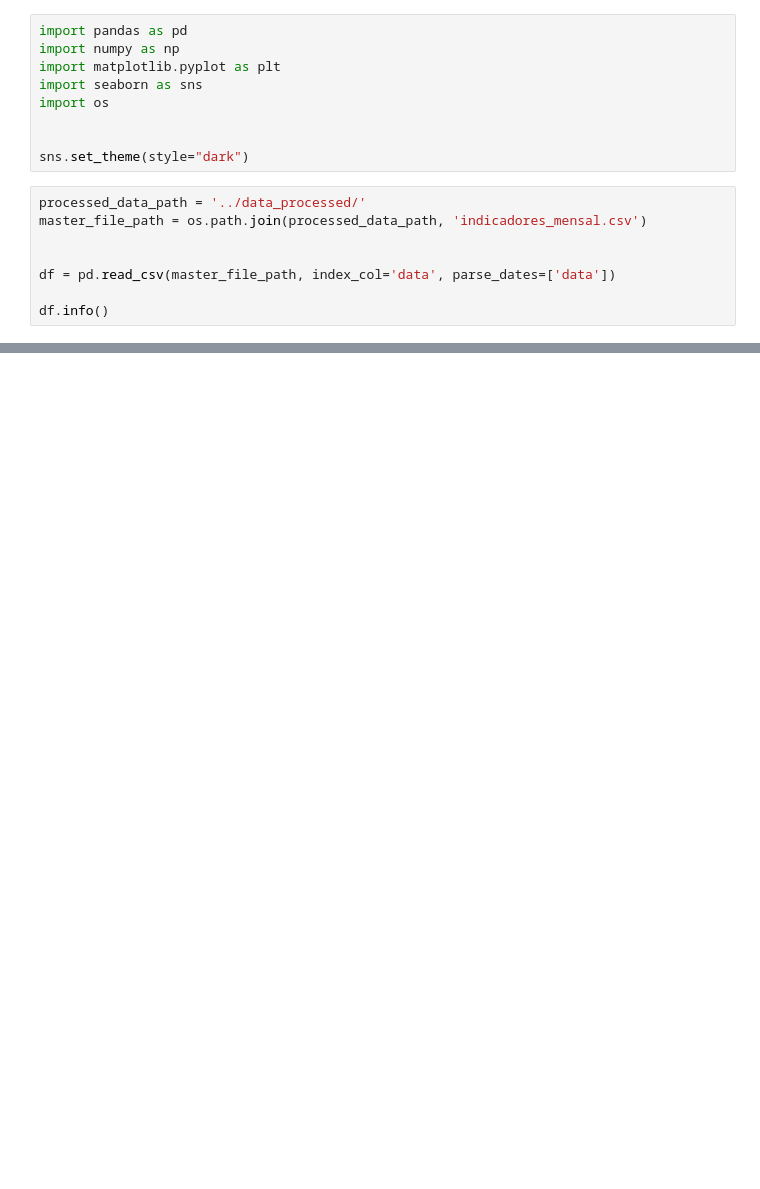
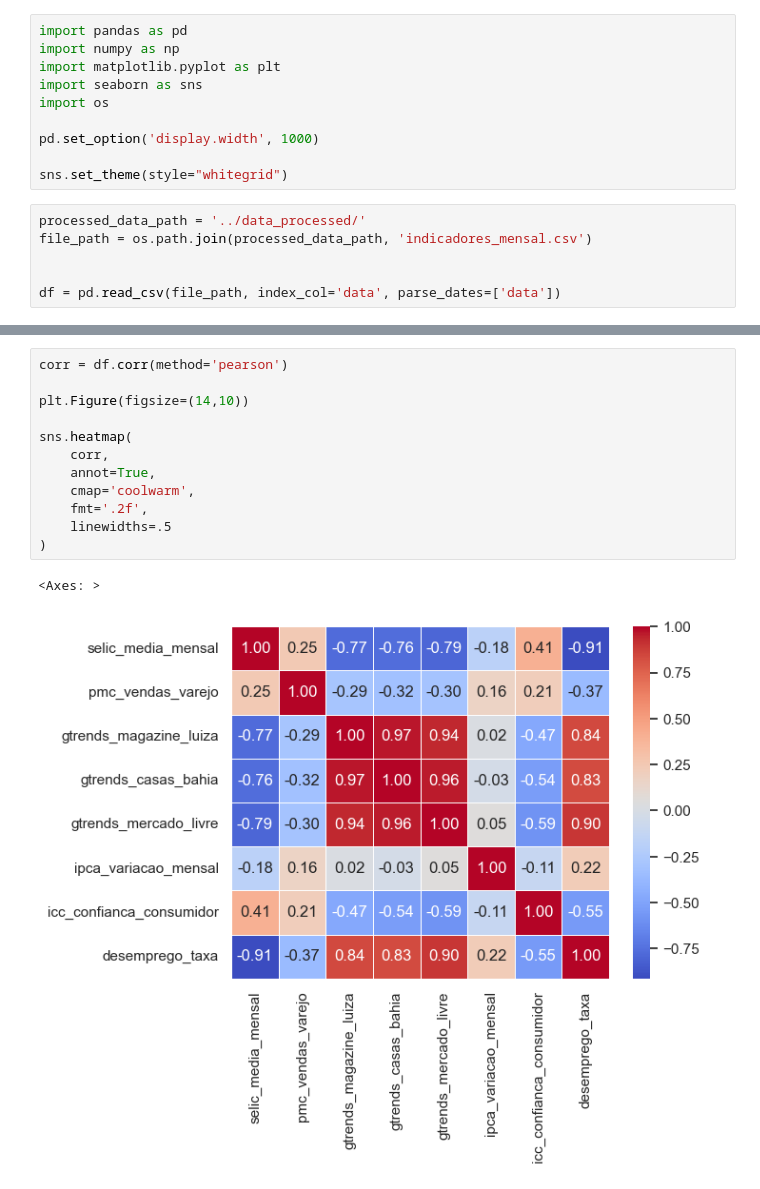
Before and after one commit to ThiagoPBorges/E-commerce-Macroeconomia-BR, a Jupyter notebook: notebooks_/03_exploratory_data_analysis.ipynb, the cells around one changed output, grey strips where cells are left out. Saved outputs shown, nothing was run; the diff lists cells and outputs as text; blank space fills up the shorter version.

```diff
--- a/notebooks_/03_exploratory_data_analysis.ipynb
+++ b/notebooks_/03_exploratory_data_analysis.ipynb
@@ -5,13 +5,12 @@ import matplotlib.pyplot as plt
 import seaborn as sns
 import os
 
+pd.set_option('display.width', 1000)
 
-sns.set_theme(style="dark")
+sns.set_theme(style="whitegrid")
 # %%
 processed_data_path = '../data_processed/'
-master_file_path = os.path.join(processed_data_path, 'indicadores_mensal.csv')
+file_path = os.path.join(processed_data_path, 'indicadores_mensal.csv')
 
 
-df = pd.read_csv(master_file_path, index_col='data', parse_dates=['data'])
-
-df.info()
+df = pd.read_csv(file_path, index_col='data', parse_dates=['data'])
@@ -33,0 +39,15 @@ memory usage: 4.7 KB
+# %%
+corr = df.corr(method='pearson')
+
+plt.Figure(figsize=(14,10))
+
+sns.heatmap(
+    corr,
+    annot=True,
+    cmap='coolwarm',
+    fmt='.2f',
+    linewidths=.5
+)
+# %% [output]
+<Axes: >
+[figure, added]
```
Also changed, not shown: parts of 10 cells of this notebook, 2 other files.
